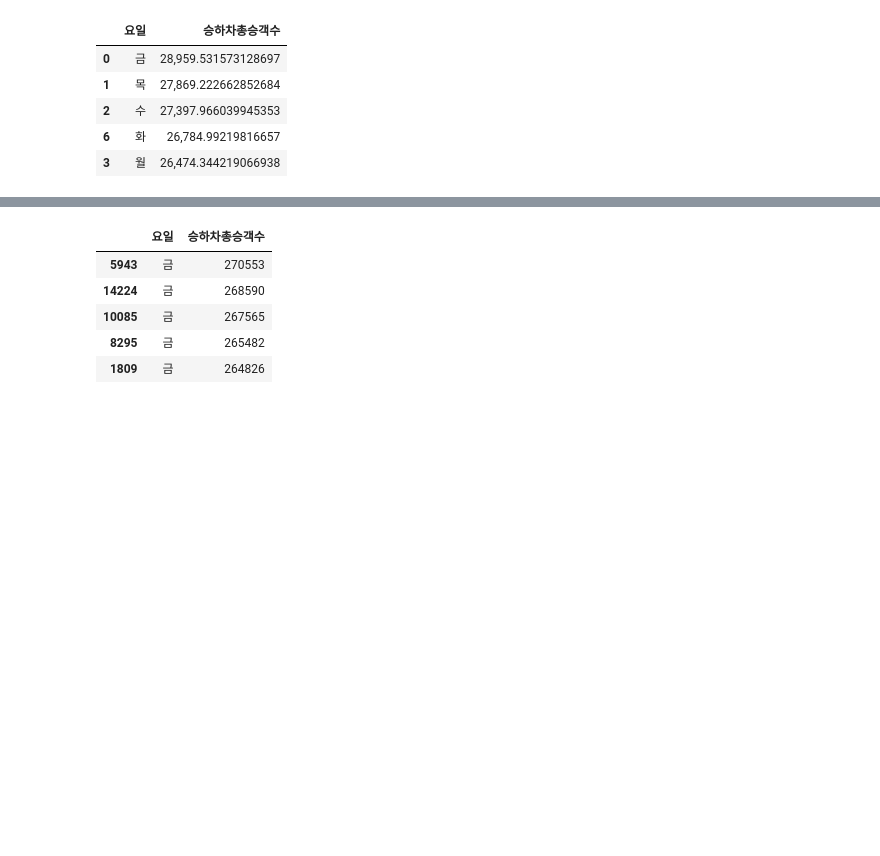
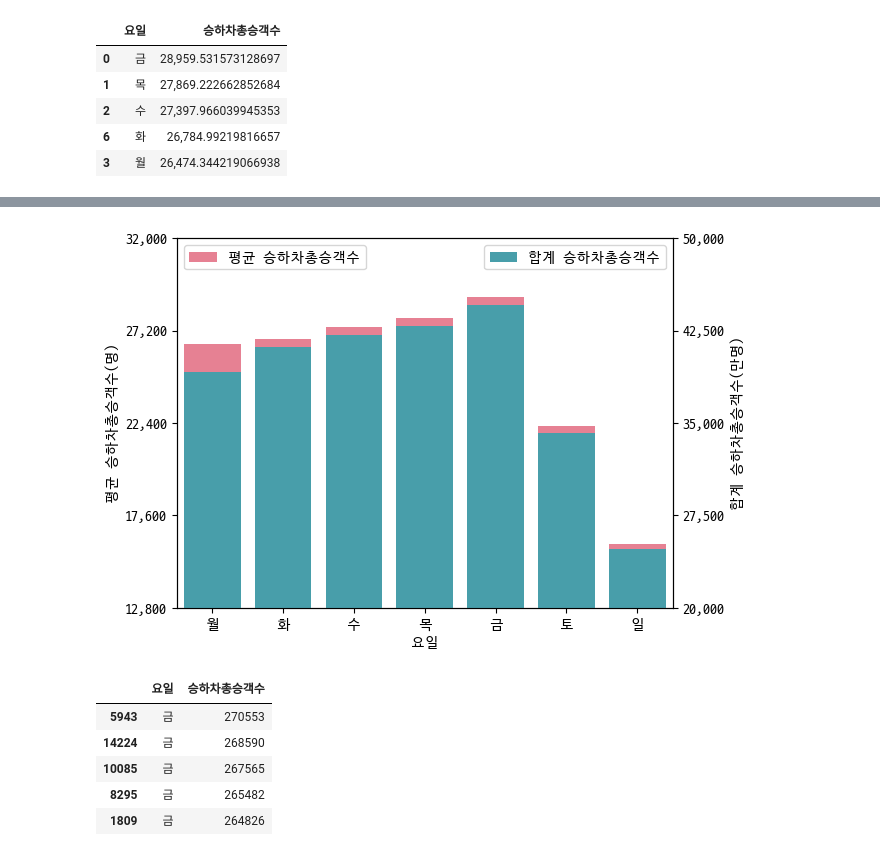
Before and after one commit to smu-202115064/Training-project-for-AI-X-Pioneers-Basic, a Jupyter notebook: 실습/김동주 - 지하철 이용승객 분석.ipynb, the cells around one changed output, grey strips where cells are left out. Cells and saved outputs as stored; diff of their text form; code cells hidden in the pictures; blank space fills up the shorter version.

```diff
--- a/실습/김동주 - 지하철 이용승객 분석.ipynb
+++ b/실습/김동주 - 지하철 이용승객 분석.ipynb
@@ -236,0 +253,3 @@ sns.barplot(data=df, x='요일', y='승하차총승객수', order=DAY_OF_WEEK)
+# %%
+palette = sns.color_palette('husl', n_colors=7)
+palette
@@ -237,3 +264,56 @@ sns.barplot(data=df, x='요일', y='승하차총승객수', order=DAY_OF_WEEK)
+# %%
+common_kwargs = {
+    'x': '요일',
+    'y': '승하차총승객수',
+    'order': DAY_OF_WEEK,
+}
+
+# Average
+
+color = palette[0]
+max_y = 3.2e4
+
+fig, ax = plt.subplots()
+
+df = df_subway_raw[['요일', '승하차총승객수']] \
+    .groupby('요일') \
+    .mean(numeric_only=True) \
+    .reset_index()
+
+yticks = np.linspace(0.4 * max_y, max_y, 5)
+ylabels = [f'{int(val):,}' for val in yticks]
+
+sns.barplot(data=df, ax=ax, color=color, label='평균 승하차총승객수', **common_kwargs)
+
+ax.set_ylim(yticks[0], yticks[-1])
+ax.set_yticks(ticks=yticks, labels=ylabels)
+ax.set_ylabel('평균 승하차총승객수(명)')
+ax.legend(loc='upper left')
+
+# Sum
+
+color = palette[4]
+max_y = 5e8
+
+ax = ax.twinx()  # 두 번째 y축을 만들기 위해 twinx()를 사용한다.
+
+df = df_subway_raw[['요일', '승하차총승객수']] \
+    .groupby('요일') \
+    .sum(numeric_only=True) \
+    .reset_index()
+yticks = np.linspace(0.4 * max_y, max_y, 5)
+ylabels = [f'{int(val)//int(1e4):,}' for val in yticks]
+
+sns.barplot(data=df, ax=ax, color=color, label='합계 승하차총승객수', **common_kwargs)
+
+ax.set_ylim(yticks[0], yticks[-1])
+ax.set_yticks(ticks=yticks, labels=ylabels)
+ax.set_ylabel('합계 승하차총승객수(만명)')
+ax.legend(loc='upper right')
+
+plt.show()
+# %% [output]
+[figure, added]
 # %%
 df = df_subway_raw[['요일', '승하차총승객수']]
 df.sort_values(by='승하차총승객수', ascending=False).head()
```
Also changed, not shown: parts of 10 cells of this notebook.
